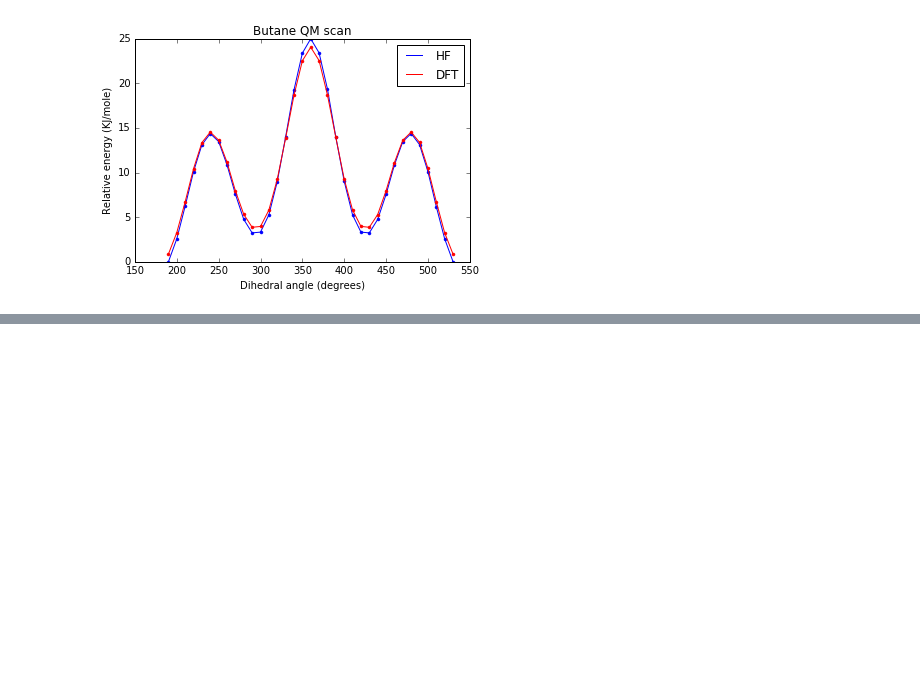
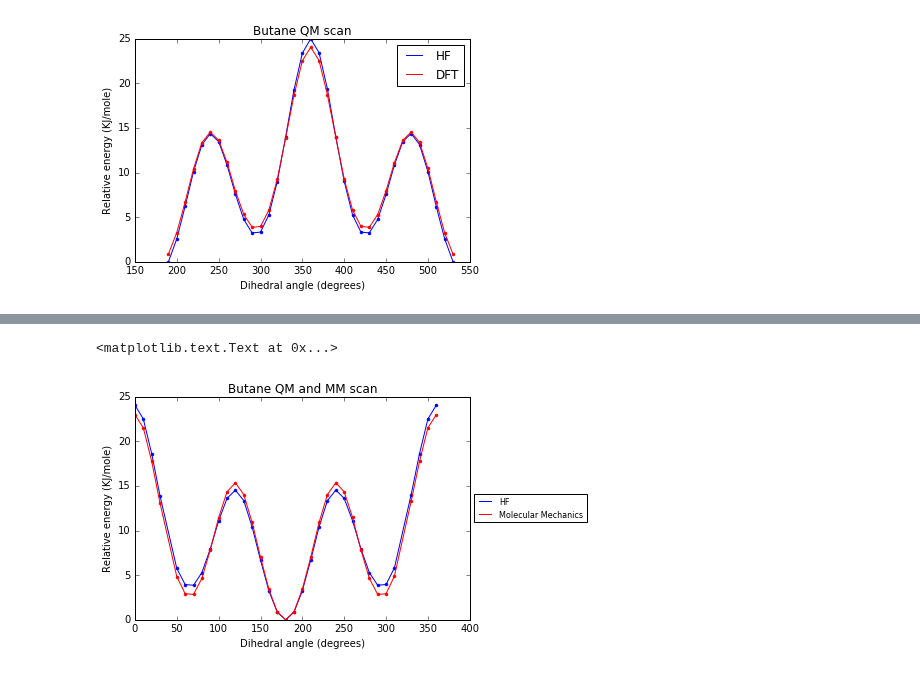
Before and after one commit to choderalab/torsionfit, a Jupyter notebook: examples/butane/torsion_scans/psi4_archive/psi4_torsion_scan_optimization_issues.ipynb, the cells around one changed output, grey strips where cells are left out. Saved outputs shown, nothing was run; the diff lists cells and outputs as text; code cells hidden in the pictures; blank space fills up the shorter version.

```diff
--- a/examples/butane/torsion_scans/psi4_archive/psi4_torsion_scan_optimization_issues.ipynb
+++ b/examples/butane/torsion_scans/psi4_archive/psi4_torsion_scan_optimization_issues.ipynb
@@ -84,0 +103,2 @@ Why are the DFT structures higher in energy than HF?
+# %%
+butane_pymol = qmd.parse_psi4_out('../B3LYP_torsion_scan/',  structure)
@@ -84,0 +133,15 @@ Why are the DFT structures higher in energy than HF?
+# %%
+butane_pymol = butane_pymol.remove_nonoptimized()
+butane_pymol.compute_energy(param)
+# %%
+plt.plot(butane_pymol.angles, butane_pymol.qm_energy,'.', color='blue')
+plt.plot(butane_pymol.angles, butane_pymol.qm_energy, color='blue', label='HF')
+plt.plot(butane_pymol.angles, butane_pymol.mm_energy,'.', color='red')
+plt.plot(butane_pymol.angles, butane_pymol.mm_energy, color='red', label='Molecular Mechanics')
+lgd = plt.legend(prop={'size': 8}, loc='center left', bbox_to_anchor=(1, 0.5))
+plt.xlabel('Dihedral angle (degrees)')
+plt.ylabel('Relative energy (KJ/mole)')
+plt.title('Butane QM and MM scan')
+# %% [output]
+<matplotlib.text.Text at 0x...>
+[figure, added]
```
Also changed, not shown: parts of 9 cells of this notebook.
